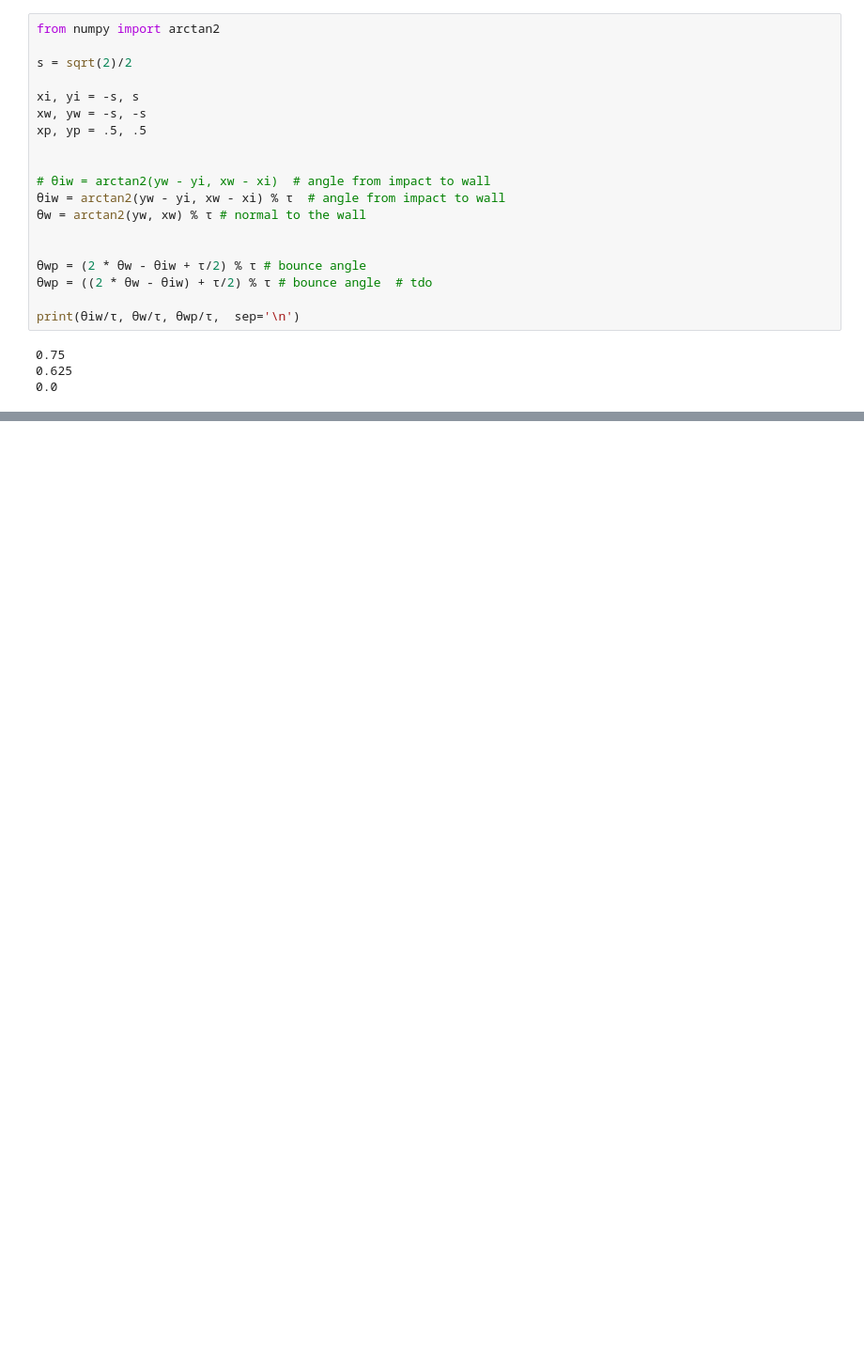
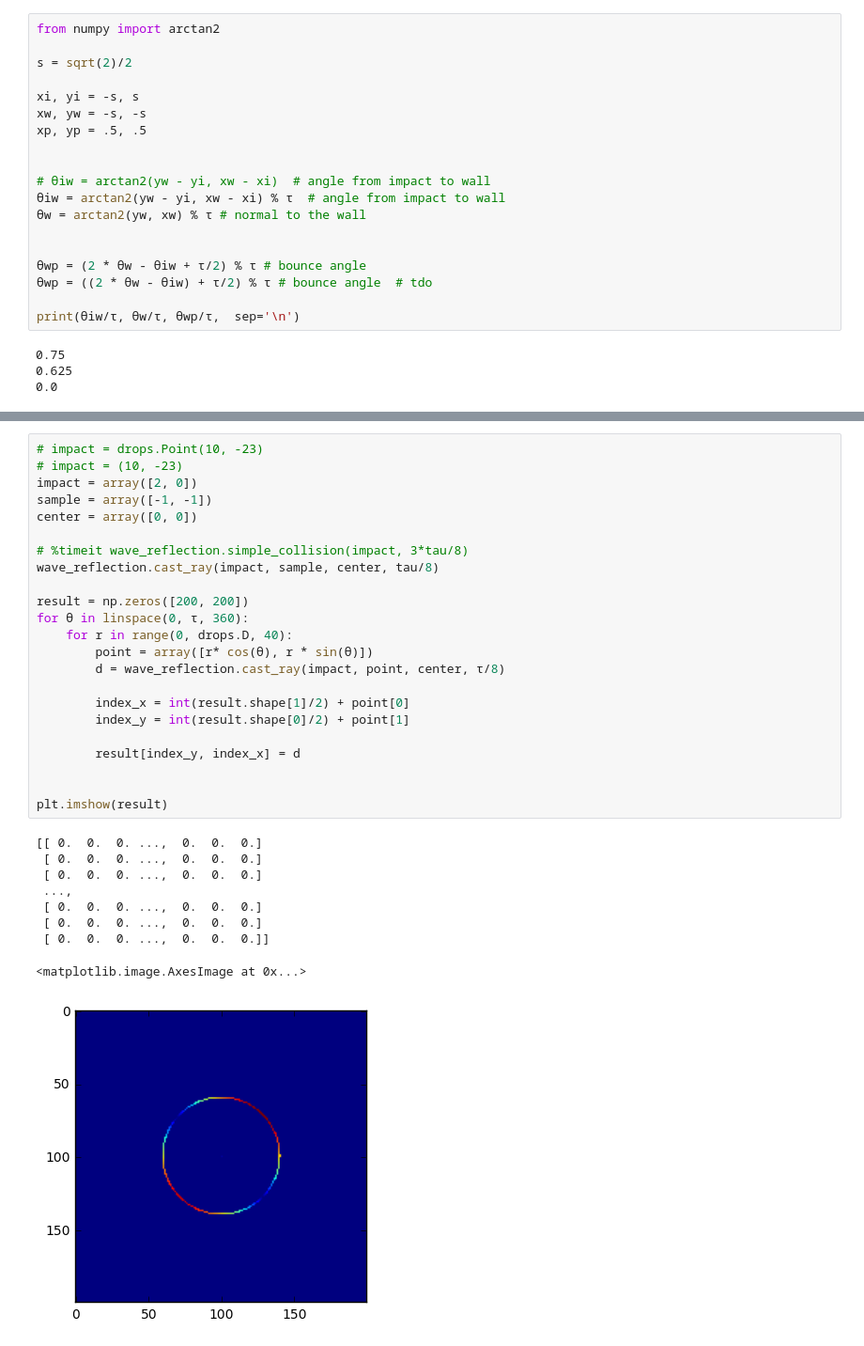
Before and after one commit to David-OConnor/mb-pilotwave, a Jupyter notebook: Drops.ipynb, the cells around one changed output, grey strips where cells are left out. Shown at 94% size. Cells and saved outputs as stored; diff of their text form; blank space fills up the shorter version.

```diff
--- a/Drops.ipynb
+++ b/Drops.ipynb
@@ -93,0 +101,33 @@ Can't pickle <class 'drops.Point'>: it's not the same object as drops.Point
+# %%
+# impact = drops.Point(10, -23)
+# impact = (10, -23)
+impact = array([2, 0])
+sample = array([-1, -1])
+center = array([0, 0])
+
+# %timeit wave_reflection.simple_collision(impact, 3*tau/8)
+wave_reflection.cast_ray(impact, sample, center, tau/8)
+
+result = np.zeros([200, 200])
+for θ in linspace(0, τ, 360):
+    for r in range(0, drops.D, 40):
+        point = array([r* cos(θ), r * sin(θ)])
+        d = wave_reflection.cast_ray(impact, point, center, τ/8)
+
+        index_x = int(result.shape[1]/2) + point[0]
+        index_y = int(result.shape[0]/2) + point[1]
+
+        result[index_y, index_x] = d
+
+
+plt.imshow(result)
+# %% [output]
+[[ 0.  0.  0. ...,  0.  0.  0.]
+ [ 0.  0.  0. ...,  0.  0.  0.]
+ [ 0.  0.  0. ...,  0.  0.  0.]
+ ...,
+ [ 0.  0.  0. ...,  0.  0.  0.]
+ [ 0.  0.  0. ...,  0.  0.  0.]
+ [ 0.  0.  0. ...,  0.  0.  0.]]
+<matplotlib.image.AxesImage at 0x...>
+[figure, added]
```
Also changed, not shown: parts of 6 cells of this notebook, 3 other files.
